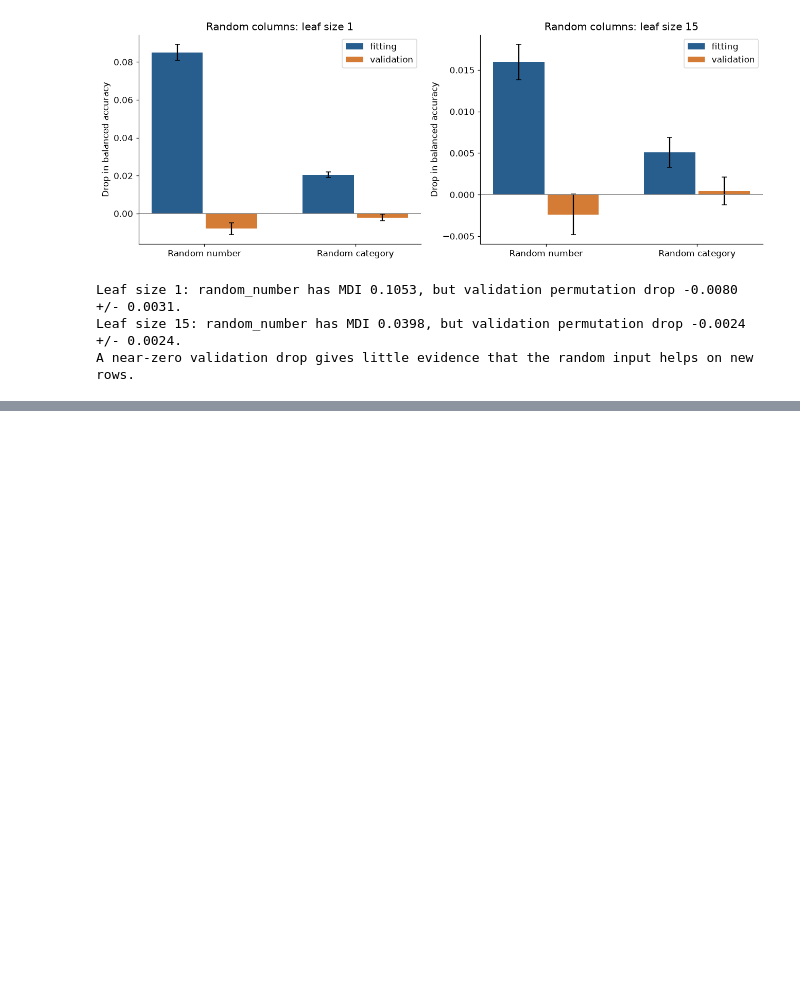
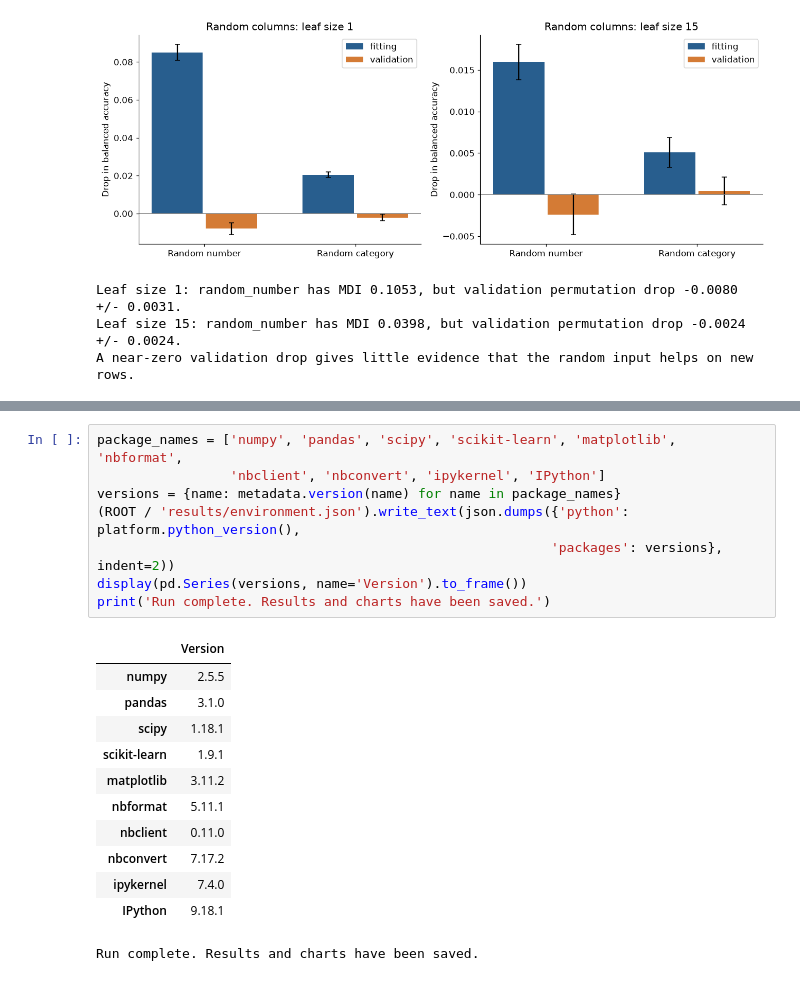
Before and after one commit to vishnu-tharan/Data_Science_2021ICT106, a Jupyter notebook: Project_09_2021ICT106.ipynb, the cells around one changed output, grey strips where cells are left out. Cells and saved outputs as stored; diff of their text form; blank space fills up the shorter version.

```diff
--- a/Project_09_2021ICT106.ipynb
+++ b/Project_09_2021ICT106.ipynb
@@ -644,0 +824,21 @@ A near-zero validation drop gives little evidence that the random input helps on
+# %%
+package_names = ['numpy', 'pandas', 'scipy', 'scikit-learn', 'matplotlib', 'nbformat',
+                 'nbclient', 'nbconvert', 'ipykernel', 'IPython']
+versions = {name: metadata.version(name) for name in package_names}
+(ROOT / 'results/environment.json').write_text(json.dumps({'python': platform.python_version(),
+                                                          'packages': versions}, indent=2))
+display(pd.Series(versions, name='Version').to_frame())
+print('Run complete. Results and charts have been saved.')
+# %% [output]
+|  | Version |
+| numpy | 2.5.5 |
+| pandas | 3.1.0 |
+| scipy | 1.18.1 |
+| scikit-learn | 1.9.1 |
+| matplotlib | 3.11.2 |
+| nbformat | 5.11.1 |
+| nbclient | 0.11.0 |
+| nbconvert | 7.17.2 |
+| ipykernel | 7.4.0 |
+| IPython | 9.18.1 |
+Run complete. Results and charts have been saved.
```
Also changed, not shown: parts of 7 cells of this notebook, 6 other files.
